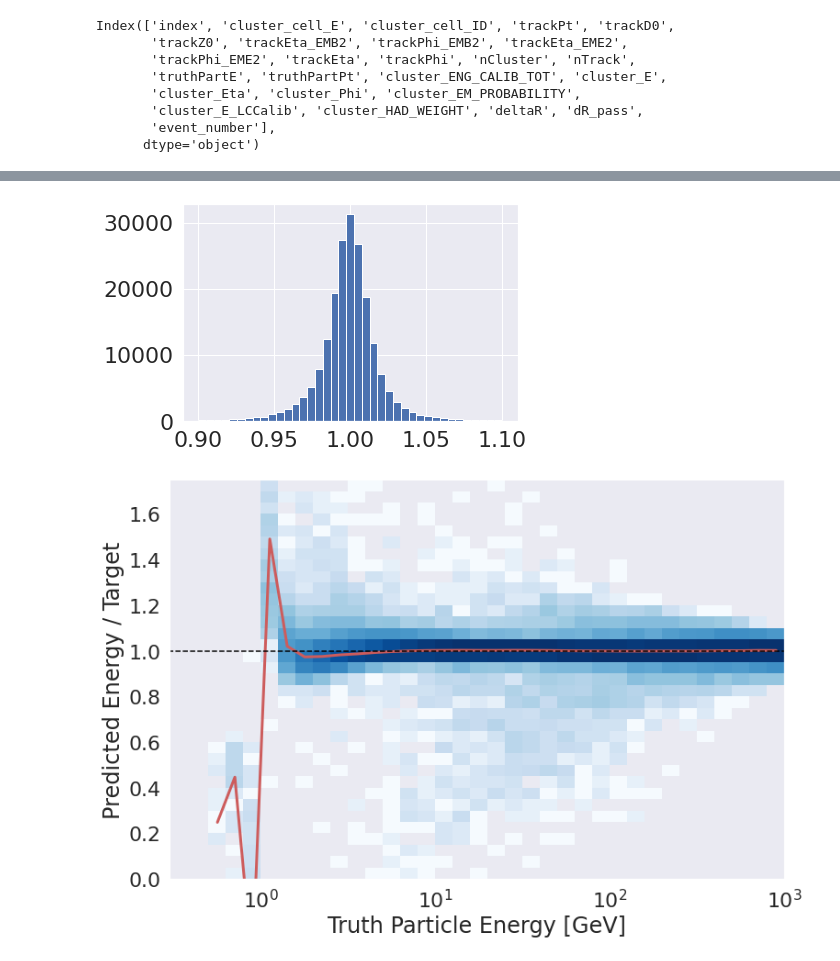
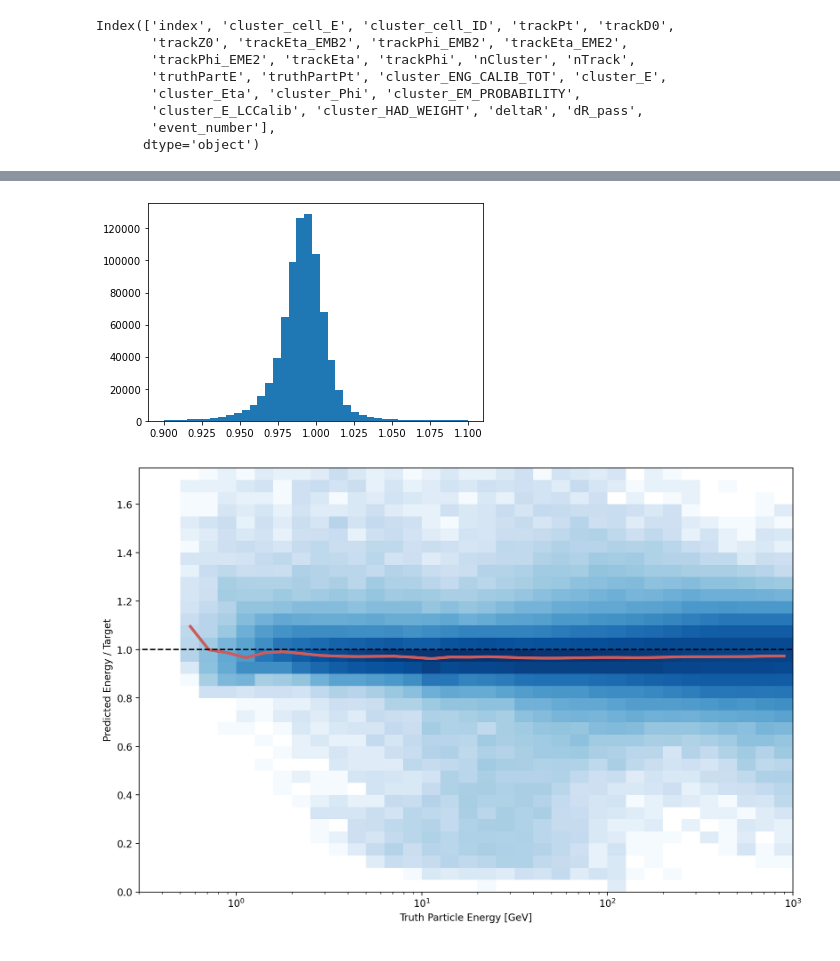
Before and after one commit to atlas-calo-ml/gn4pions_eastbay, a Jupyter notebook: simple_regression_model.ipynb, the cells around one changed output, grey strips where cells are left out. Cells and saved outputs as stored; diff of their text form; code cells hidden in the pictures.

Commit message:
Train with top 10 cluster energies

```diff
--- a/simple_regression_model.ipynb
+++ b/simple_regression_model.ipynb
@@ -21,7 +21,7 @@ import matplotlib.pyplot as plt
 # df = pd.DataFrame(event_data)
 # %%
 ### Load data (multiple files)
-n_files = 100
+n_files = 400
 files = glob.glob("../data/onetrack_multicluster/pion_files/*.npy")
 df = pd.concat([pd.DataFrame(np.load(file, allow_pickle=True).item()) for file in tqdm(files[:n_files])])
 print("Dataframe has {:,} events.".format(df.shape[0]))
@@ -41,7 +41,7 @@ Index(['index', 'cluster_cell_E', 'cluster_cell_ID', 'trackPt', 'trackD0',
 # %%
 ### Start the dataframe of inputs
 # df2 = pd.DataFrame(pd.DataFrame(df.cluster_E.to_list())[0]) # just take the leading cluster E
-df2 = pd.DataFrame(pd.DataFrame(df.cluster_E.to_list(), columns=["cluster_e_"+str(x) for x in np.arange(35)]))
+df2 = pd.DataFrame(pd.DataFrame(df.cluster_E.to_list(), columns=["cluster_e_"+str(x) for x in np.arange(37)]))
 
 ### Add track pT & truth particle E
 track_pt = np.array(df.trackPt.explode())
@@ -115,8 +113,19 @@ test = df2.drop(train.index)
 
 train_vars = [
     'log10_cluster_e_0',
+    'log10_cluster_e_1',
+    'log10_cluster_e_2',
+    'log10_cluster_e_3',
+    'log10_cluster_e_4',
+    'log10_cluster_e_5',
+    'log10_cluster_e_6',
+    'log10_cluster_e_7',
+    'log10_cluster_e_8',
+    'log10_cluster_e_9',
     'log10_track_pt',
-    'track_eta'
+    'track_eta',
+    'track_phi',
+    'track_z0'
              ]
 
 ### All clusters + track eta/phi/z0
@@ -178,5 +187,5 @@ history = model.fit(
     train_x,
     train_y,
     validation_split=0.2,
-    verbose=1, epochs=20)
+    verbose=1, epochs=5)
 # %% [output]
@@ -203,9 +204,9 @@ Wall time: 14min 59s
 # %%
 ### Evaluate performance on test set
-test['nn_score'] = model.predict(test_x)
-plt.hist(test.nn_score/test.log10_truth_particle_e, bins=np.linspace(0.9,1.1,40));
+test['nn_output'] = model.predict(test_x)
+plt.hist(test.nn_output/test.log10_truth_particle_e, bins=np.linspace(0.9,1.1,40));
 # %% [output]
-[figure, old version]
+[figure, new version]
 # %%
 ### Response median plot
 import scipy.stats as stats
@@ -213,7 +214,7 @@ from matplotlib.colors import ListedColormap
 from matplotlib.colors import LogNorm
 
 x = test.truth_particle_e
-y = test.nn_score/test.log10_truth_particle_e
+y = 10**test.nn_output/test.truth_particle_e
 
 xbin = [10**exp for exp in np.arange(-1., 3.1, 0.1)]
 ybin = np.arange(0., 3.1, 0.05)
@@ -222,7 +223,7 @@ profileXMed = stats.binned_statistic(
     x, y, bins=xbin, statistic='median').statistic
 
 c_map = ListedColormap(sns.color_palette("Blues", n_colors=100).as_hex())
-fig = plt.figure(figsize=(12,8))
+fig = plt.figure(figsize=(12,8), dpi=200)
 fig.patch.set_facecolor('white')
 plt.hist2d(x, y, bins=[xbin, ybin], norm=LogNorm(),zorder = -1, cmap=c_map);
 plt.plot(np.array(xcenter), np.array(profileXMed), color='indianred', linewidth=3)
@@ -232,9 +233,9 @@ plt.ylim(0, 1.75)
 plt.xlim(0.3, )
 plt.xlabel('Truth Particle Energy [GeV]')
 plt.ylabel('Predicted Energy / Target');
-np.savez('pub_note_results/response_median_simple.npz', response_median=profileXMed, xcenter=xcenter)
+np.savez('pub_note_results/response_median_dnn.npz', response_median=profileXMed, xcenter=xcenter)
 # %% [output]
-[figure, old version]
+[figure, new version]
 # %%
 ### IQR plot
 
```
Also changed, not shown: parts of 7 cells of this notebook, 12 other files.
